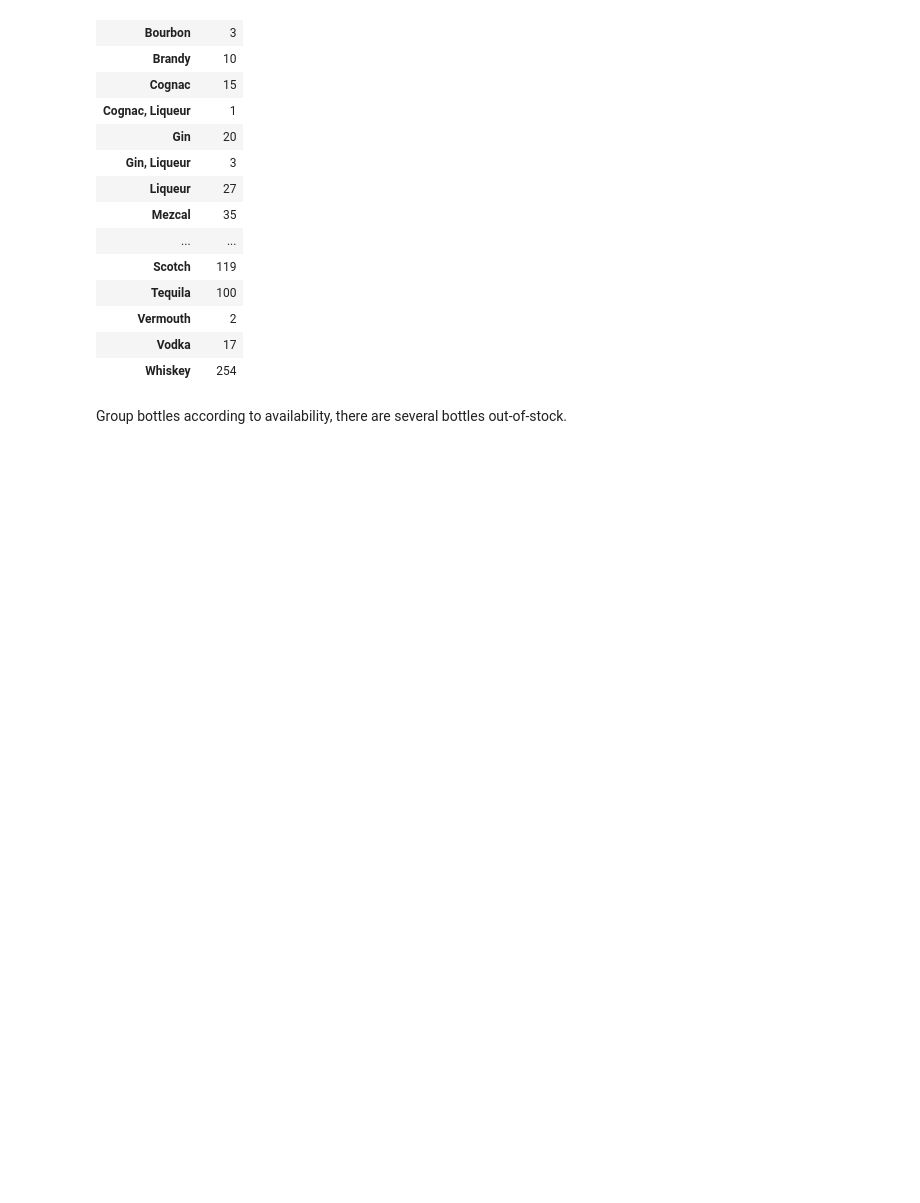
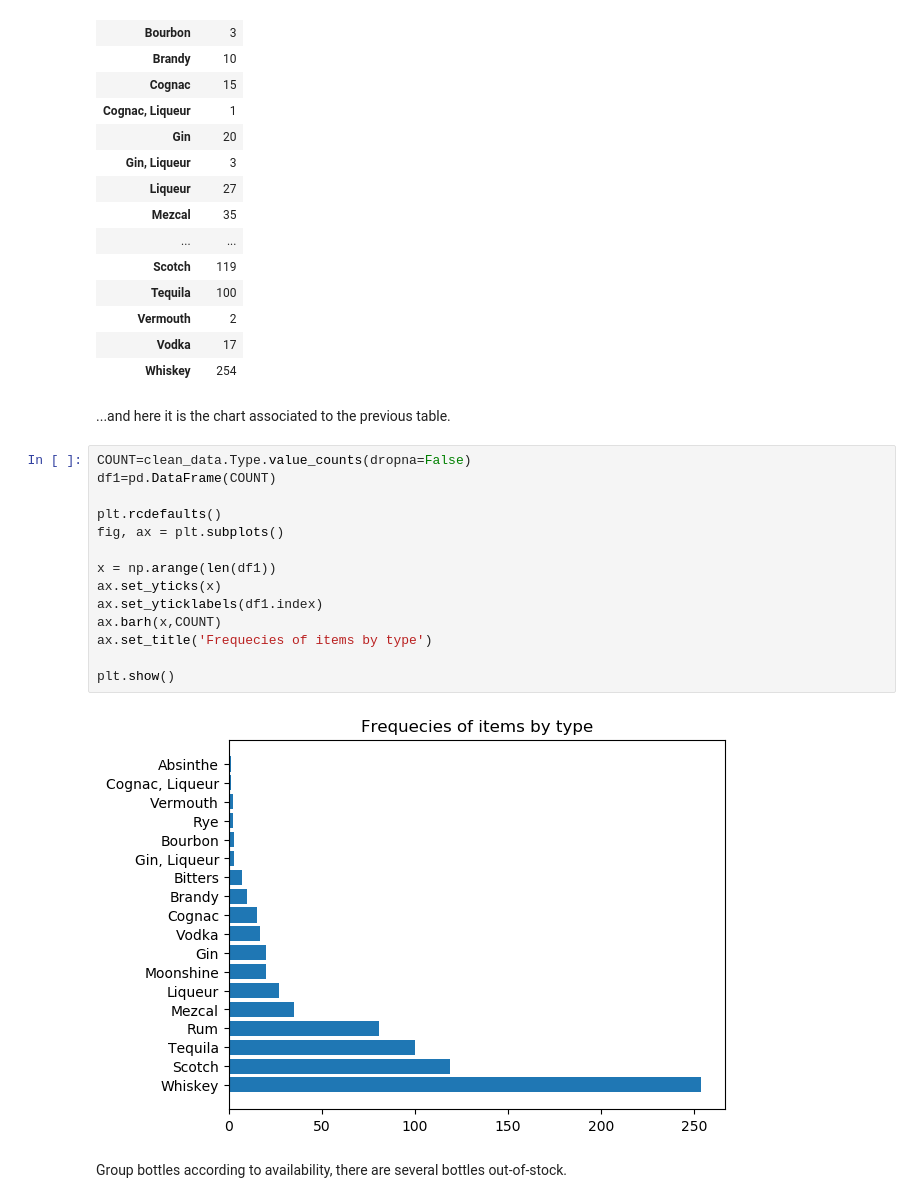
Before and after one commit to Mirkoforgi/Data-Processing-in-Python_project, a Jupyter notebook: Project.ipynb, the cells around one changed output. Cells and saved outputs as stored; diff of their text form; blank space fills up the shorter version.

```diff
--- a/Project.ipynb
+++ b/Project.ipynb
@@ -306,6 +306,24 @@ clean_data[['Name','Type']].groupby('Type').count()
 | Vermouth | 2 |
 | Vodka | 17 |
 | Whiskey | 254 |
+# %% [markdown]
+...and here it is the chart associated to the previous table.
+# %%
+COUNT=clean_data.Type.value_counts(dropna=False)
+df1=pd.DataFrame(COUNT)
+
+plt.rcdefaults()
+fig, ax = plt.subplots()
+
+x = np.arange(len(df1))
+ax.set_yticks(x)
+ax.set_yticklabels(df1.index)
+ax.barh(x,COUNT)
+ax.set_title('Frequecies of items by type')
+
+plt.show()
+# %% [output]
+[figure, added]
 # %% [markdown]
 Group bottles according to availability, there are several bottles out-of-stock.
 # %%
```
Also changed, not shown: parts of 10 cells of this notebook.
